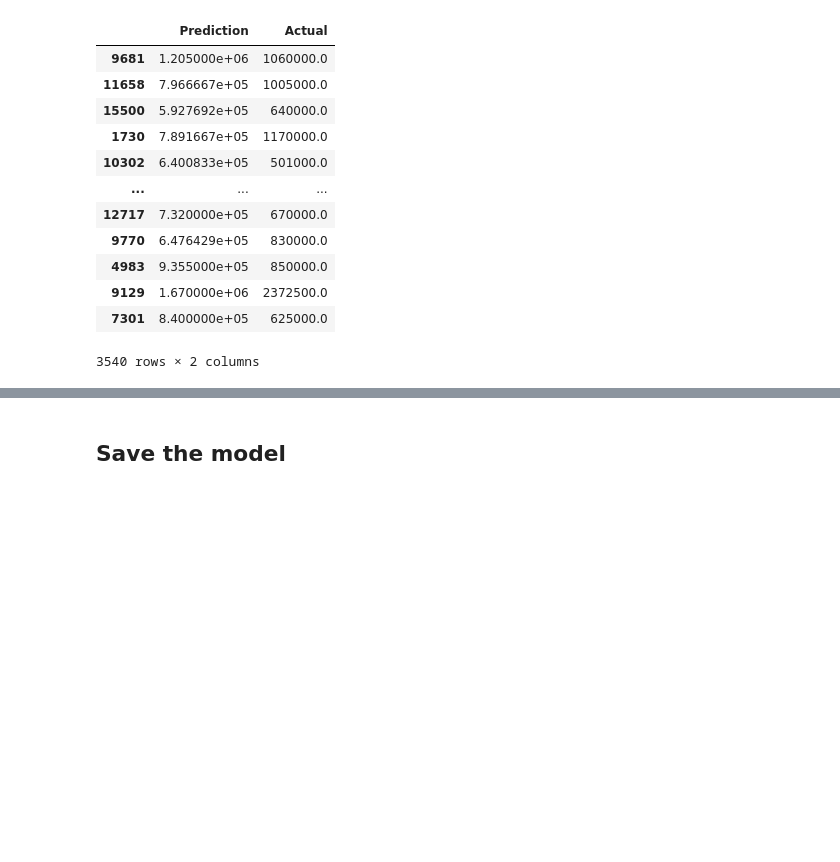
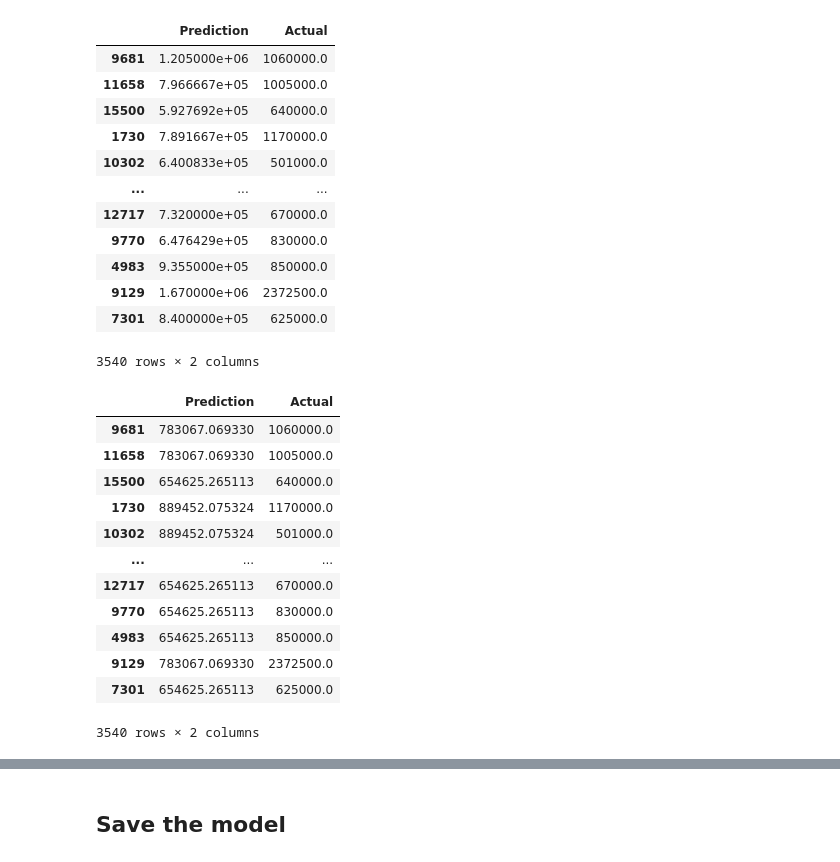
Before and after one commit to yawavi92/ML-Housing_price_predection, a Jupyter notebook: melbourne_housing_data.ipynb, the cells around one changed output, grey strips where cells are left out. Drawn from its saved outputs; the diff is of its cells as text; code cells hidden in the pictures; blank space fills up the shorter version.

```diff
--- a/melbourne_housing_data.ipynb
+++ b/melbourne_housing_data.ipynb
@@ -663,3 +677,21 @@ pd.DataFrame({"Prediction": y_pred, "Actual": y_test})
 | 9129 | 1.670000e+06 | 2372500.0 |
 | 7301 | 8.400000e+05 | 625000.0 |
 3540 rows × 2 columns
+# %%
+ # Predict the price with Random Search CV model
+y_pred = model_cv.predict(X_test)
+pd.DataFrame({"Prediction": y_pred, "Actual": y_test})
+# %% [output]
+|  | Prediction | Actual |
+| 9681 | 783067.069330 | 1060000.0 |
+| 11658 | 783067.069330 | 1005000.0 |
+| 15500 | 654625.265113 | 640000.0 |
+| 1730 | 889452.075324 | 1170000.0 |
+| 10302 | 889452.075324 | 501000.0 |
+| ... | ... | ... |
+| 12717 | 654625.265113 | 670000.0 |
+| 9770 | 654625.265113 | 830000.0 |
+| 4983 | 654625.265113 | 850000.0 |
+| 9129 | 783067.069330 | 2372500.0 |
+| 7301 | 654625.265113 | 625000.0 |
+3540 rows × 2 columns
```
Also changed, not shown: parts of 32 cells of this notebook, 18 other files.
